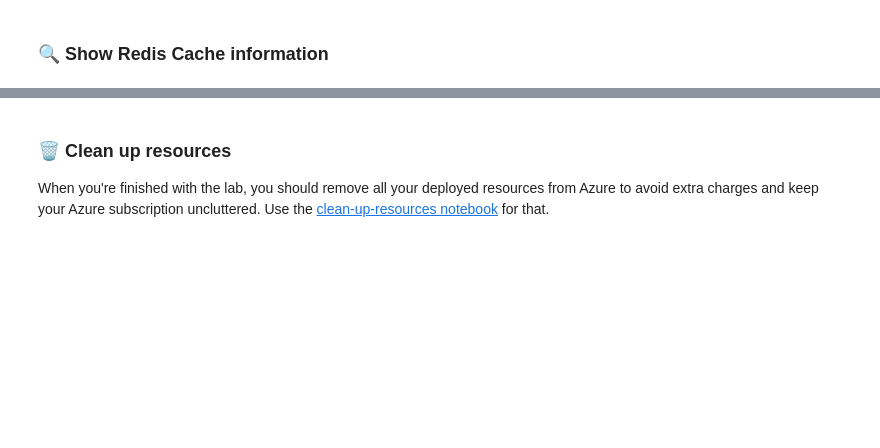
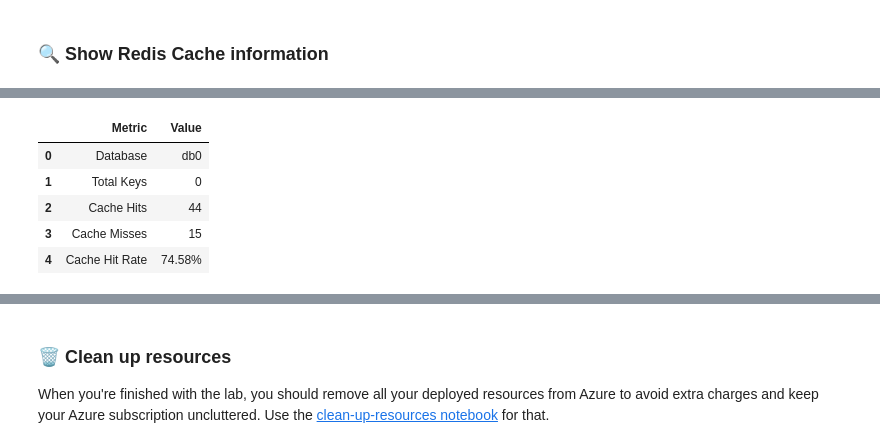
Before and after one commit to baoqger/azure-ai-gateway-labs, a Jupyter notebook: labs/semantic-caching/semantic-caching.ipynb, the cells around one changed output, grey strips where cells are left out. Saved outputs shown, nothing was run; the diff lists cells and outputs as text; code cells hidden in the pictures; blank space fills up the shorter version.

```diff
--- a/labs/semantic-caching/semantic-caching.ipynb
+++ b/labs/semantic-caching/semantic-caching.ipynb
@@ -293,0 +322,76 @@ Used Memory  : 19.60M
+# %%
+import pandas as pd
+import redis.asyncio as redis
+from IPython.display import display
+
+async def inspect_redis_database(sample_size=10):
+    r = redis.from_url(
+        f"rediss://:{rediscache_key}@{rediscache_host}:{rediscache_port}",
+        decode_responses=True,
+    )
+
+    try:
+        keyspace_info = await r.info("keyspace")
+        stats_info = await r.info("stats")
+        db_size = await r.dbsize()
+
+        print("Redis Database Inspection")
+        print(f"Selected database: db0")
+        print(f"Total keys in database: {db_size}")
+
+        if keyspace_info:
+            print("\nKeyspace summary from INFO keyspace:")
+            for db_name, db_stats in keyspace_info.items():
+                print(f"- {db_name}: {db_stats}")
+        else:
+            print("\nKeyspace summary from INFO keyspace: no database statistics returned.")
+
+        total_requests = stats_info.get("keyspace_hits", 0) + stats_info.get("keyspace_misses", 0)
+        hit_rate = (
+            stats_info.get("keyspace_hits", 0) / total_requests
+            if total_requests
+            else 0
+        )
+
+        overview_df = pd.DataFrame(
+            [
+                {"Metric": "Database", "Value": "db0"},
+                {"Metric": "Total Keys", "Value": db_size},
+                {"Metric": "Cache Hits", "Value": stats_info.get("keyspace_hits", 0)},
+                {"Metric": "Cache Misses", "Value": stats_info.get("keyspace_misses", 0)},
+                {"Metric": "Cache Hit Rate", "Value": f"{hit_rate:.2%}"},
+            ]
+        )
+        display(overview_df)
+
+        cursor = 0
+        sampled_keys = []
+
+        while True:
+            cursor, keys = await r.scan(cursor=cursor, count=sample_size)
+
+            for key in keys:
+                sampled_keys.append(
+                    {
+                        "Key": key,
+                        "Type": await r.type(key),
+                        "TTL (seconds)": await r.ttl(key),
+                    }
+                )
+
+                if len(sampled_keys) >= sample_size:
+                    break
+
+            if cursor == 0 or len(sampled_keys) >= sample_size:
+                break
+
+        if sampled_keys:
+            print(f"\nSampled up to {len(sampled_keys)} keys from db0:")
+            display(pd.DataFrame(sampled_keys))
+        else:
+            print("\nNo keys found in db0.")
+    finally:
+        await r.aclose()
+
+await inspect_redis_database()
+# %% [output]
@@ -293,0 +403,6 @@ Used Memory  : 19.60M
+|  | Metric | Value |
+| 0 | Database | db0 |
+| 1 | Total Keys | 0 |
+| 2 | Cache Hits | 44 |
+| 3 | Cache Misses | 15 |
+| 4 | Cache Hit Rate | 74.58% |
```
Also changed, not shown: parts of 6 cells of this notebook.
